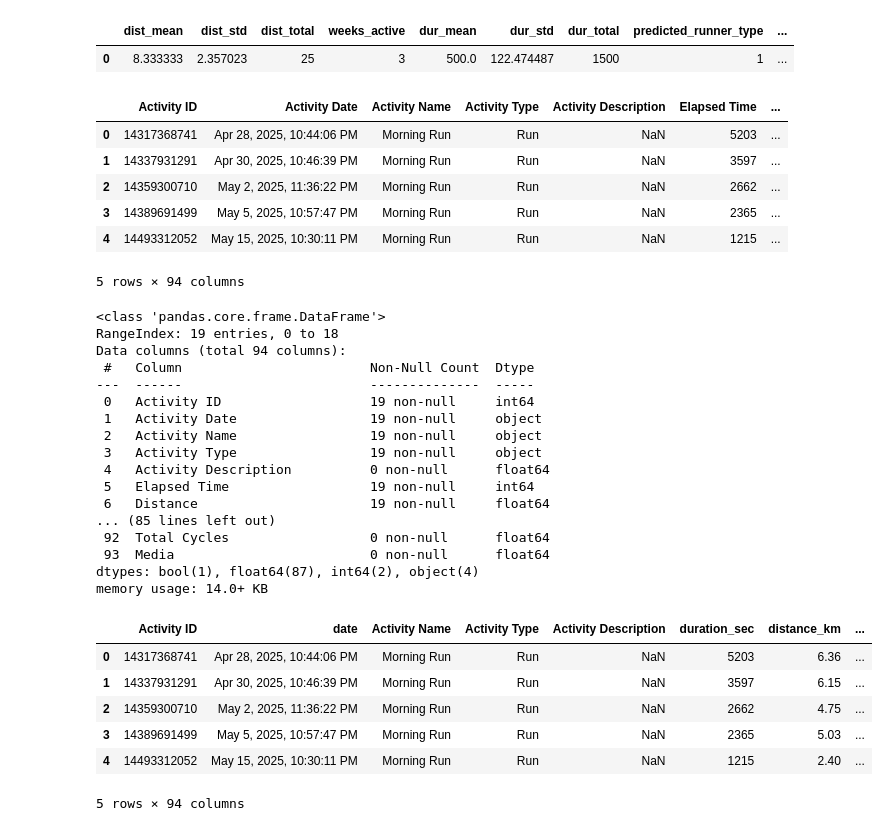
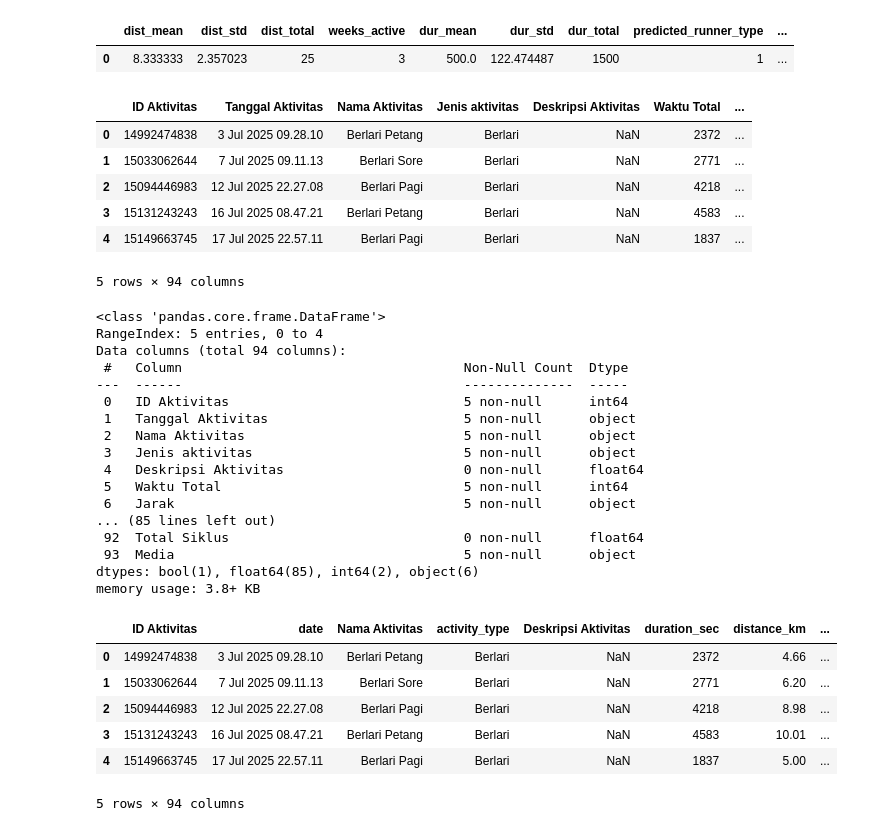
Before and after one commit to hidayatbakri/runalyze-app, a Jupyter notebook: runalyze.ipynb, the cells around one changed output. Saved outputs shown, nothing was run; the diff lists cells and outputs as text; code cells hidden in the pictures.

```diff
--- a/runalyze.ipynb
+++ b/runalyze.ipynb
@@ -281,54 +288,64 @@ new_data
 |  | dist_mean | dist_std | dist_total | weeks_active | dur_mean | dur_std | dur_total | predicted_runner_type | ... |
 | 0 | 8.333333 | 2.357023 | 25 | 3 | 500.0 | 122.474487 | 1500 | 1 | ... |
 # %%
-df_strava = pd.read_csv('activities.csv')
+df_strava = pd.read_csv('data/activities2.csv')
 df_strava.head()
 # %% [output]
-|  | Activity ID | Activity Date | Activity Name | Activity Type | Activity Description | Elapsed Time | ... |
-| 0 | 14317368741 | Apr 28, 2025, 10:44:06 PM | Morning Run | Run | NaN | 5203 | ... |
-| 1 | 14337931291 | Apr 30, 2025, 10:46:39 PM | Morning Run | Run | NaN | 3597 | ... |
-| 2 | 14359300710 | May 2, 2025, 11:36:22 PM | Morning Run | Run | NaN | 2662 | ... |
-| 3 | 14389691499 | May 5, 2025, 10:57:47 PM | Morning Run | Run | NaN | 2365 | ... |
-| 4 | 14493312052 | May 15, 2025, 10:30:11 PM | Morning Run | Run | NaN | 1215 | ... |
+|  | ID Aktivitas | Tanggal Aktivitas | Nama Aktivitas | Jenis aktivitas | Deskripsi Aktivitas | Waktu Total | ... |
+| 0 | 14992474838 | 3 Jul 2025 09.28.10 | Berlari Petang | Berlari | NaN | 2372 | ... |
+| 1 | 15033062644 | 7 Jul 2025 09.11.13 | Berlari Sore | Berlari | NaN | 2771 | ... |
+| 2 | 15094446983 | 12 Jul 2025 22.27.08 | Berlari Pagi | Berlari | NaN | 4218 | ... |
+| 3 | 15131243243 | 16 Jul 2025 08.47.21 | Berlari Petang | Berlari | NaN | 4583 | ... |
+| 4 | 15149663745 | 17 Jul 2025 22.57.11 | Berlari Pagi | Berlari | NaN | 1837 | ... |
 5 rows × 94 columns
 # %%
 df_strava.info()
 # %% [output]
 <class 'pandas.core.frame.DataFrame'>
-RangeIndex: 19 entries, 0 to 18
+RangeIndex: 5 entries, 0 to 4
 Data columns (total 94 columns):
- #   Column                        Non-Null Count  Dtype
----  ------                        --------------  -----
- 0   Activity ID                   19 non-null     int64
- 1   Activity Date                 19 non-null     object
- 2   Activity Name                 19 non-null     object
- 3   Activity Type                 19 non-null     object
- 4   Activity Description          0 non-null      float64
- 5   Elapsed Time                  19 non-null     int64
- 6   Distance                      19 non-null     float64
+ #   Column                                    Non-Null Count  Dtype
+---  ------                                    --------------  -----
+ 0   ID Aktivitas                              5 non-null      int64
+ 1   Tanggal Aktivitas                         5 non-null      object
+ 2   Nama Aktivitas                            5 non-null      object
+ 3   Jenis aktivitas                           5 non-null      object
+ 4   Deskripsi Aktivitas                       0 non-null      float64
+ 5   Waktu Total                               5 non-null      int64
+ 6   Jarak                                     5 non-null      object
 ... (85 lines left out)
- 92  Total Cycles                  0 non-null      float64
- 93  Media                         0 non-null      float64
-dtypes: bool(1), float64(87), int64(2), object(4)
-memory usage: 14.0+ KB
+ 92  Total Siklus                              0 non-null      float64
+ 93  Media                                     5 non-null      object
+dtypes: bool(1), float64(85), int64(2), object(6)
+memory usage: 3.8+ KB
-# %%
-df_strava = df_strava.rename(columns={
-    "Elapsed Time": "duration_sec",  # total waktu dalam detik
-    "Distance": "distance_km",        # dalam meter
-    "Activity Date": "date"
-})
+# %%
+column_map = {
+    'Elapsed Time': 'duration_sec',
+    'Waktu Total': 'duration_sec',
+    'Distance': 'distance_km',
+    'Jarak': 'distance_km',
+    'Activity Date': 'date',
+    'Tanggal Aktivitas': 'date',
+    'Activity Type': 'activity_type',
+    'Jenis aktivitas': 'activity_type',
+}
+# %%
+# Ganti nama kolom sesuai mapping
+df_strava = df_strava.rename(columns={col: column_map[col] for col in df_strava.columns if col in column_map})
 # %%
-df_run = df_strava[df_strava['Activity Type'] == 'Run'].copy()
+df_strava['distance_km'] = df_strava['distance_km'].astype(str).str.replace(',', '.', regex=False).astype(float)
+
+df_run = df_strava[df_strava['activity_type'].isin(['Run', 'Berlari'])]
 df_run = df_run[(df_run['distance_km'] > 0) & (df_run['duration_sec'] > 0)]
 
 df_run.head()
 # %% [output]
-|  | Activity ID | date | Activity Name | Activity Type | Activity Description | duration_sec | distance_km | ... |
-| 0 | 14317368741 | Apr 28, 2025, 10:44:06 PM | Morning Run | Run | NaN | 5203 | 6.36 | ... |
-| 1 | 14337931291 | Apr 30, 2025, 10:46:39 PM | Morning Run | Run | NaN | 3597 | 6.15 | ... |
-| 2 | 14359300710 | May 2, 2025, 11:36:22 PM | Morning Run | Run | NaN | 2662 | 4.75 | ... |
-| 3 | 14389691499 | May 5, 2025, 10:57:47 PM | Morning Run | Run | NaN | 2365 | 5.03 | ... |
-| 4 | 14493312052 | May 15, 2025, 10:30:11 PM | Morning Run | Run | NaN | 1215 | 2.40 | ... |
+|  | ID Aktivitas | date | Nama Aktivitas | activity_type | Deskripsi Aktivitas | duration_sec | distance_km | ... |
+| 0 | 14992474838 | 3 Jul 2025 09.28.10 | Berlari Petang | Berlari | NaN | 2372 | 4.66 | ... |
+| 1 | 15033062644 | 7 Jul 2025 09.11.13 | Berlari Sore | Berlari | NaN | 2771 | 6.20 | ... |
+| 2 | 15094446983 | 12 Jul 2025 22.27.08 | Berlari Pagi | Berlari | NaN | 4218 | 8.98 | ... |
+| 3 | 15131243243 | 16 Jul 2025 08.47.21 | Berlari Petang | Berlari | NaN | 4583 | 10.01 | ... |
+| 4 | 15149663745 | 17 Jul 2025 22.57.11 | Berlari Pagi | Berlari | NaN | 1837 | 5.00 | ... |
 5 rows × 94 columns
 # %%
 df_run['duration_min'] = df_run['duration_sec'] / 60
```
Also changed, not shown: parts of 9 cells of this notebook, 3 other files.
